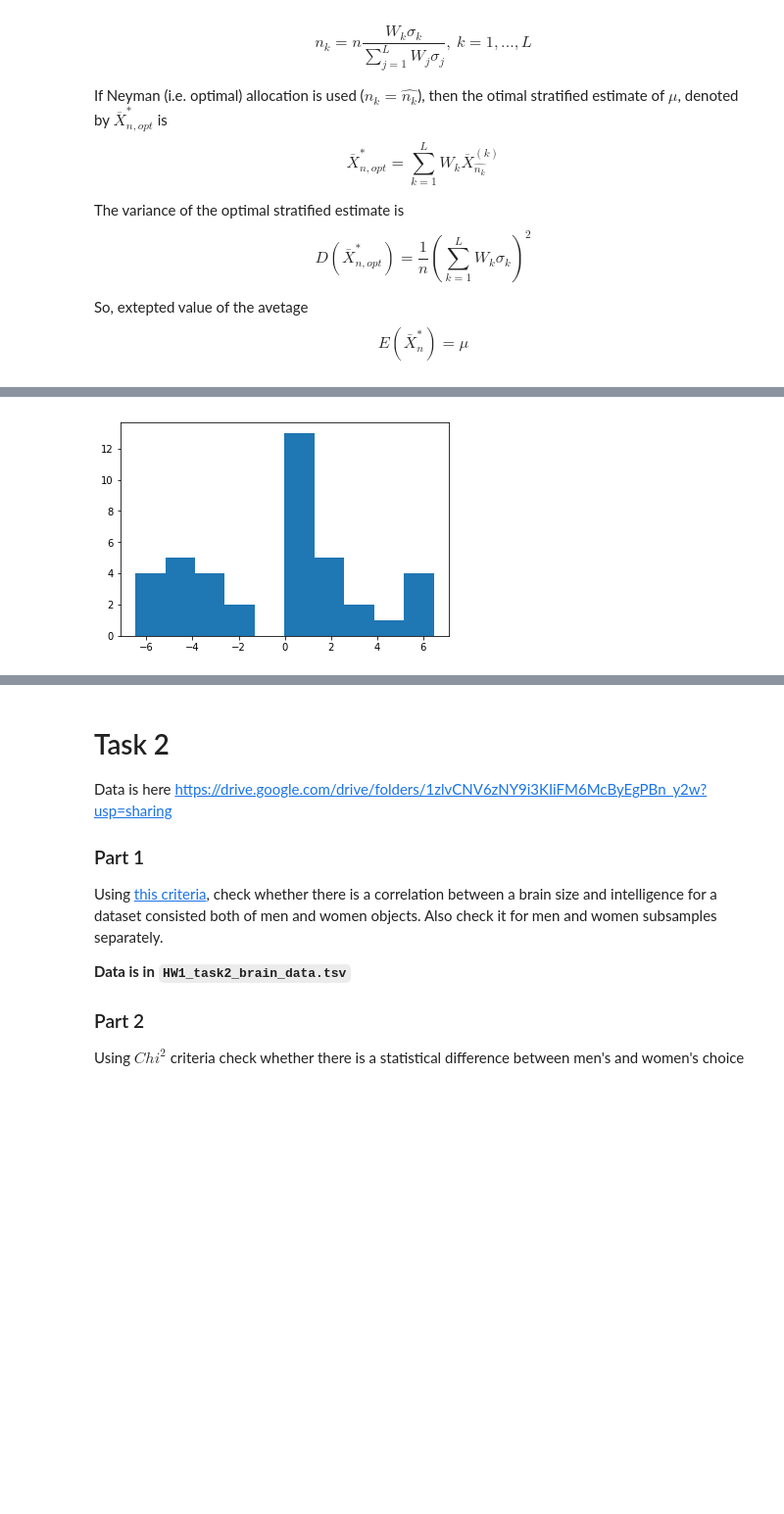
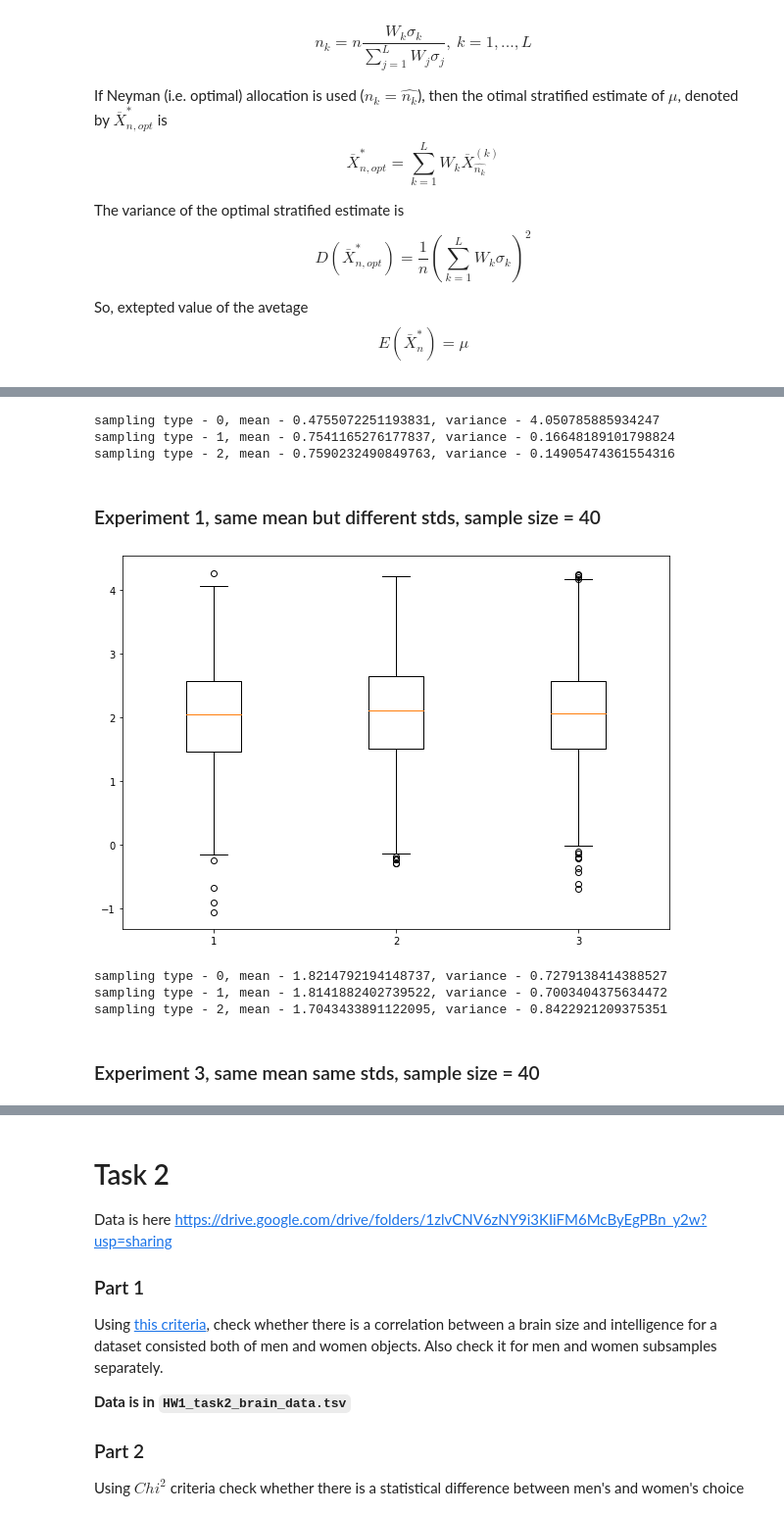
Before and after one commit to egorsemevskiy/EPAM, a Jupyter notebook: statistics/2_lesson/1_Statistics_HW_engl.ipynb, the cells around one changed output, grey strips where cells are left out. Shown: that part at 98% size. Saved outputs shown, nothing was run; the diff lists cells and outputs as text; code cells hidden in the pictures; blank space fills up the shorter version.

```diff
--- a/statistics/2_lesson/1_Statistics_HW_engl.ipynb
+++ b/statistics/2_lesson/1_Statistics_HW_engl.ipynb
@@ -266,4 +273,0 @@ plt.show()
-# %%
-plt.hist(experiment.general_samples);
-# %% [output]
-[figure, removed]
@@ -271,0 +274,8 @@ plt.hist(experiment.general_samples);
+# %%
+mean_and_variance(mean_1)
+# %% [output]
+sampling type - 0, mean - 0.4755072251193831, variance - 4.050785885934247
+sampling type - 1, mean - 0.7541165276177837, variance - 0.16648189101798824
+sampling type - 2, mean - 0.7590232490849763, variance - 0.14905474361554316
+# %% [markdown]
+### Experiment 1, same mean but different stds,  sample size = 40
@@ -271,0 +290,18 @@ plt.hist(experiment.general_samples);
+# %%
+fig = plt.figure(figsize =(10, 7))
+
+# Creating plot
+plt.boxplot(mean)
+
+# show plot
+plt.show()
+# %% [output]
+[figure, added]
+# %%
+mean_and_variance(mean_2)
+# %% [output]
+sampling type - 0, mean - 1.8214792194148737, variance - 0.7279138414388527
+sampling type - 1, mean - 1.8141882402739522, variance - 0.7003404375634472
+sampling type - 2, mean - 1.7043433891122095, variance - 0.8422921209375351
+# %% [markdown]
+### Experiment 3, same mean same stds,  sample size = 40
```
Also changed, not shown: parts of 27 cells of this notebook, 1 other file.
